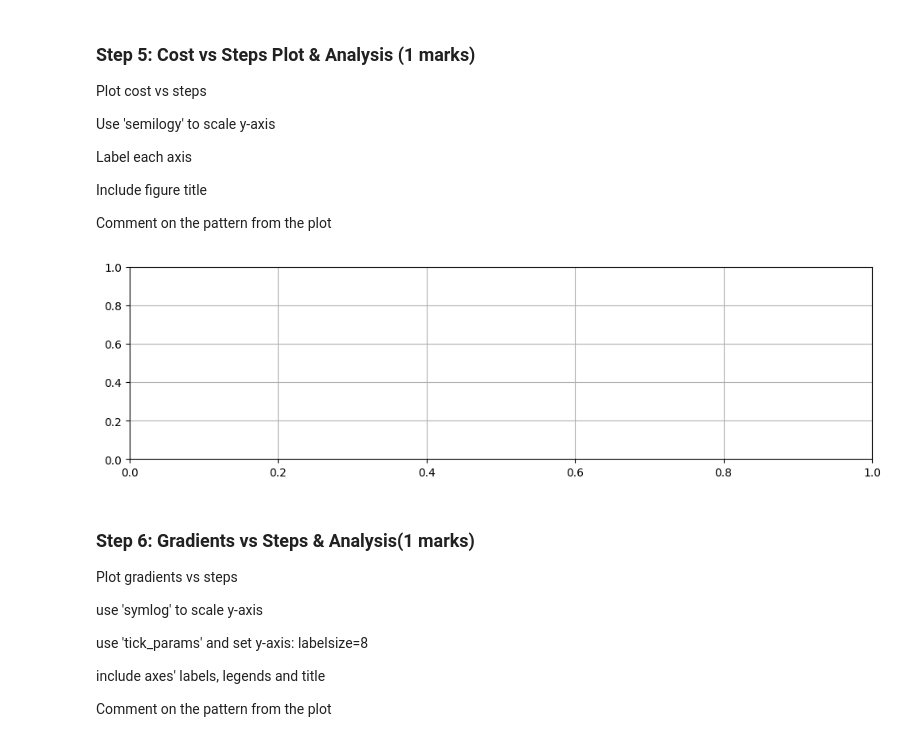
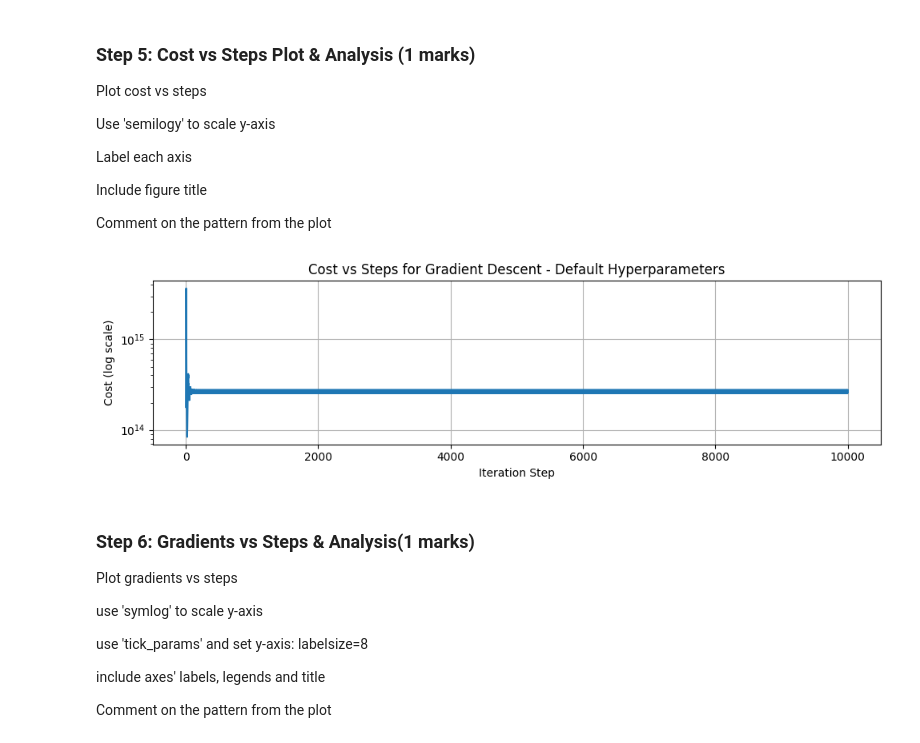
Before and after one commit to hannaginther/ENGG680_2025_Fall, a Jupyter notebook: Lab_Assignment2/Assignment2_Upload.ipynb, the cells around one changed output. Cells and saved outputs as stored; diff of their text form; code cells hidden in the pictures.

```diff
--- a/Lab_Assignment2/Assignment2_Upload.ipynb
+++ b/Lab_Assignment2/Assignment2_Upload.ipynb
@@ -812,15 +813,18 @@ Comment on the pattern from the plot
 # %%
 fig , ax = plt.subplots(nrows=1,ncols=1, figsize=(10,3))
 # (0.5 marks)
-# ...
+ax.semilogy(arr_cost)
+ax.set_xlabel('Iteration Step')
+ax.set_ylabel('Cost (log scale)')
+ax.set_title('Cost vs Steps for Gradient Descent - Default Hyperparameters')
 ax.grid(True)
 fig.tight_layout()
 plt.show()
 
 # Comment on the pattern (0.5 marks)
 # ...
 # %% [output]
-[figure, old version]
+[figure, new version]
 # %% [markdown]
 ### Step 6: Gradients vs Steps & Analysis(1 marks)
 Plot gradients vs steps
```
Also changed, not shown: parts of 8 cells of this notebook.
